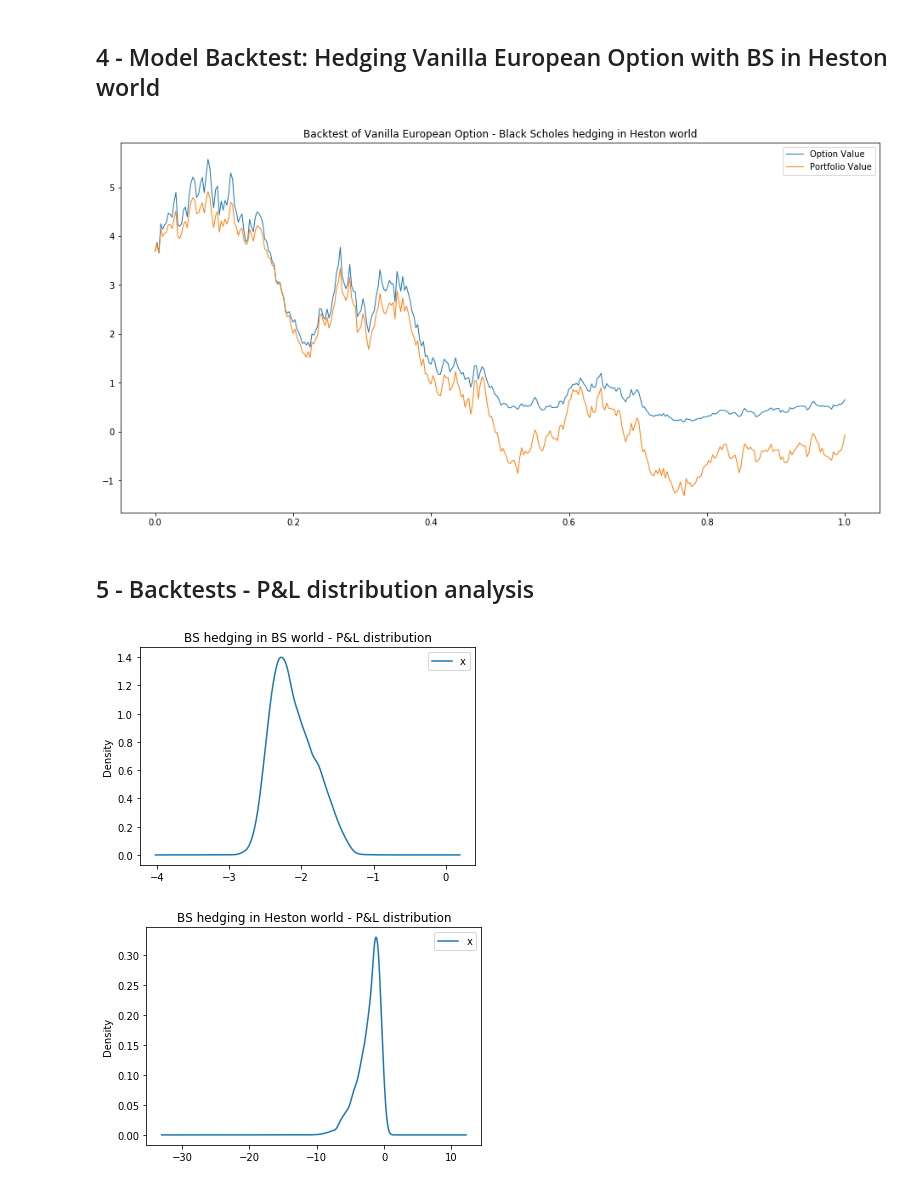
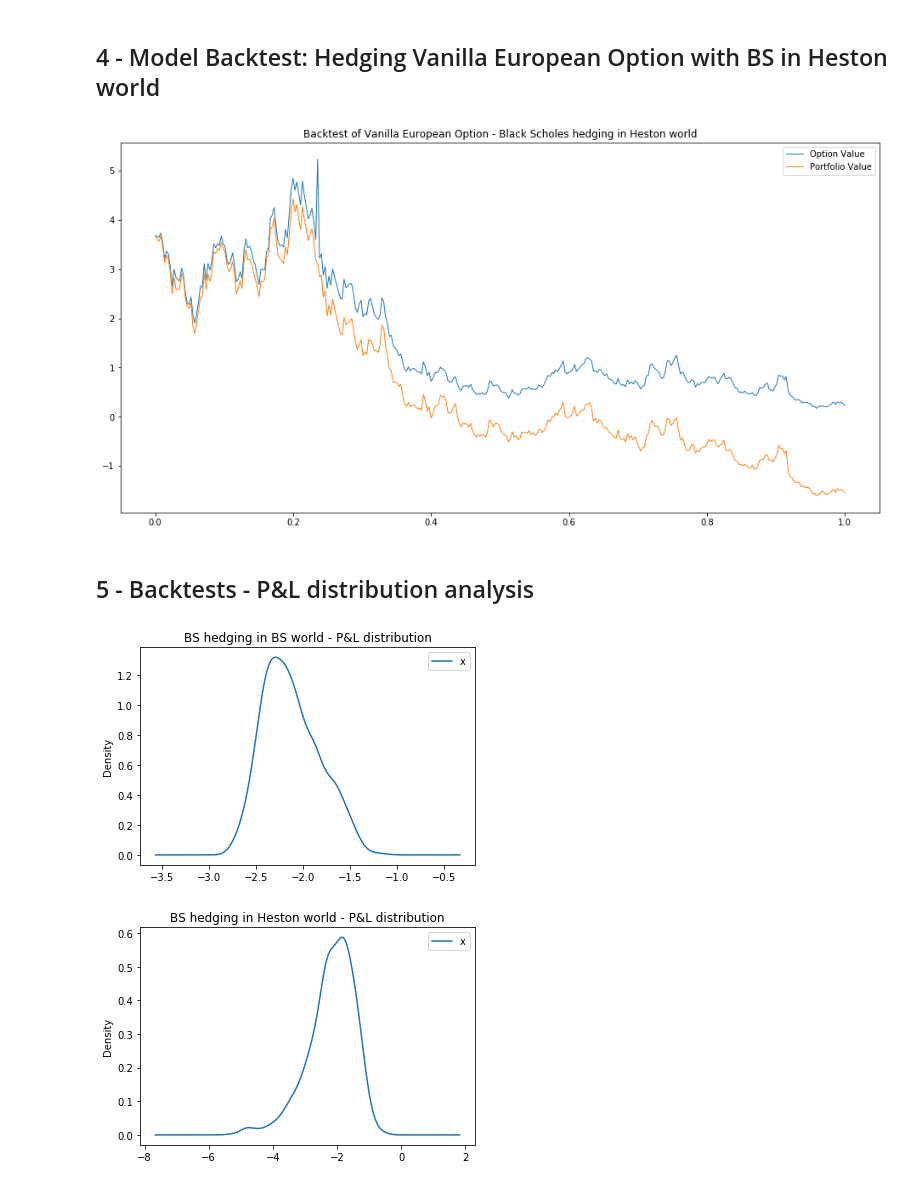
Before and after one commit to CalameR/PyKnight, a Jupyter notebook: TestFunctions.ipynb, the cells around one changed output. Cells and saved outputs as stored; diff of their text form; code cells hidden in the pictures.

```diff
--- a/TestFunctions.ipynb
+++ b/TestFunctions.ipynb
@@ -103,7 +103,7 @@ HestonEngine = Heston.HestonAnalyticEngineFactory(r=0.01,q=0.005,s0=100,v0=0.01,
 
 # HEDGING ENGINE CONFIG #
 HedgingStepDays = 1
-sigmaBS = 0.6
+sigmaBS = 0.1
 BlackScholesEngine = BS.BlackScholesAnalyticEngineFactory(r=0.01,q=0.005,s0=100,sigma=sigmaBS)
 
 # PATH CONFIG #
@@ -124,30 +124,30 @@ plt.title("Backtest of Vanilla European Option - Black Scholes hedging in Heston
 plt.legend()
 plt.show()
 # %% [output]
-[figure, old version]
+[figure, new version]
 # %% [markdown]
 ## 5 - Backtests - P&L distribution analysis
 # %%
-n = 10000
+n = 1000
 PL_BS_BS = np.zeros(n)
 for i in range(n):
     time, path = Utils.BacktestDeltaHedge1DWithRateDivConstant(GlobalData,BSPathGenerator,EuropeanOption,
                                                             BS_PricingEngine,BS_HedgingEngine,
                                                             HedgingStepDays)
     PL_BS_BS[i]=path[1,len(path[0])-1]-path[0,len(path[0])-1]
 df1 = pd.DataFrame({'x':PL_BS_BS})
 ax = df1.plot.kde(title="BS hedging in BS world - P&L distribution")
 
 PL_BS_Heston = np.zeros(n)
 for i in range(n):
     time, path = Utils.BacktestDeltaHedge1DWithRateDivConstant(GlobalData,HestonPathGenerator,EuropeanOption,
                                                             HestonEngine,BlackScholesEngine,HedgingStepDays)
     PL_BS_Heston[i]=path[1,len(path[0])-1]-path[0,len(path[0])-1]
 df2 = pd.DataFrame({'x':PL_BS_Heston})
 ax2 = df2.plot.kde(title="BS hedging in Heston world - P&L distribution")
 # %% [output]
-[figure, old version]
+[figure, new version]
-[figure, old version]
+[figure, new version]
 # %%
 print('\nP&L analysis : BS hedging in BS world\n')
 describ1 = stat.describe(df1)
```
Also changed, not shown: parts of 4 cells of this notebook, 8 other files.
